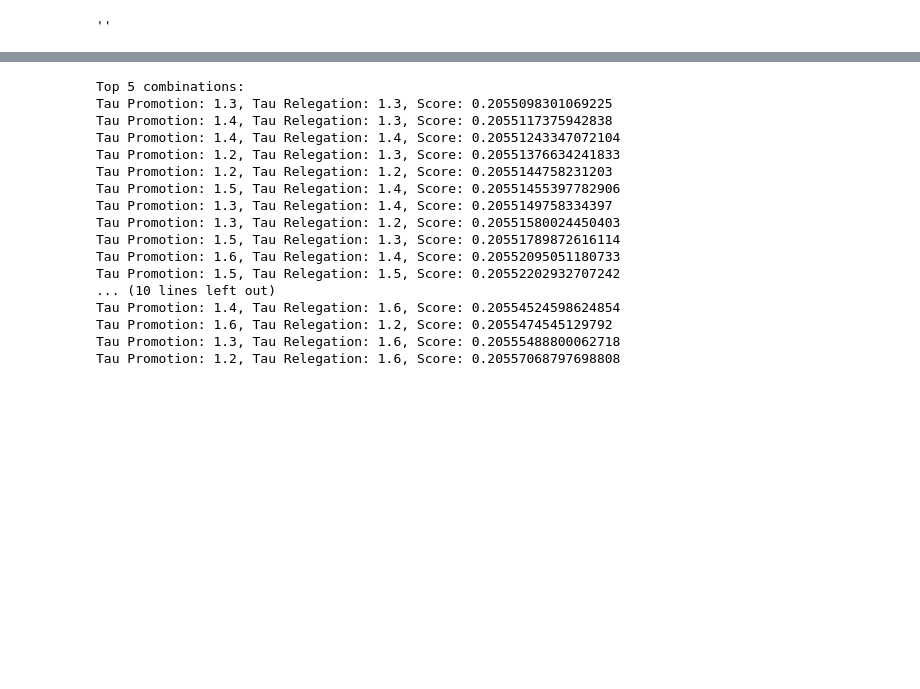
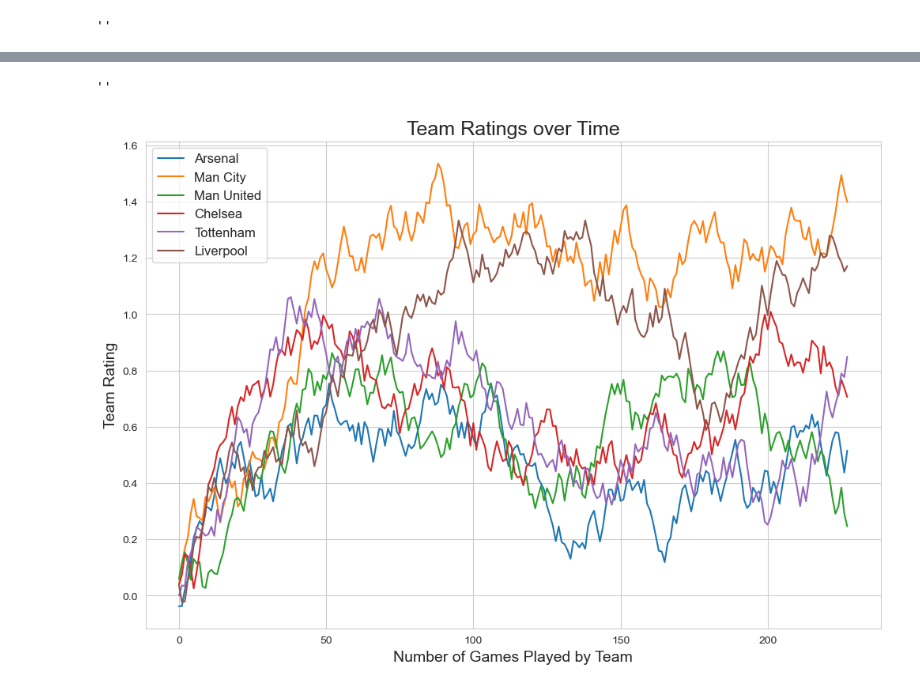
Before and after one commit to hyrogan/Soccer-Prediction, a Jupyter notebook: BT-v2.5.1.ipynb, the cells around one changed output, grey strips where cells are left out. Saved outputs shown, nothing was run; the diff lists cells and outputs as text; code cells hidden in the pictures; blank space fills up the shorter version.

```diff
--- a/BT-v2.5.1.ipynb
+++ b/BT-v2.5.1.ipynb
@@ -162,7 +162,7 @@ def update_ratings_multiple_games(df_results, ratings, league_ratings, rates):
 
         ratings = update_ratings_single_game(row['HomeTeam'], row['AwayTeam'], row['FTHG'], row['FTAG'], ratings, league_ratings, rates, competition)
 
-        """
+
         games_with_rating.append({
             "team": row["HomeTeam"],
             "home_rating": ratings[row["HomeTeam"]][competition]["brH"],
@@ -176,7 +176,7 @@ def update_ratings_multiple_games(df_results, ratings, league_ratings, rates):
             "away_rating": ratings[row["AwayTeam"]][competition]["brA"],
             "continuous_overunderperformances": ratings[row["AwayTeam"]][competition]["continuous_overunderperformances"],
         })
-        """
+
 
     return ratings, games_with_rating, training_games
 # %%
@@ -999,51 +1098,38 @@ Tau Promotion: 1.4, Tau Relegation: 1.3, Score: 0.2055117375942838
 # %%
 # Sort the results based on the score and get the top 5
-top_combinations = sorted(gs_results_tau, key=lambda x: x['score'])[:30]
+top_combinations = sorted(gs_results_alpha, key=lambda x: x['score'])[:30]
 
 print("Top 5 combinations:")
 for combo in top_combinations:
-    print(f"Tau Promotion: {combo['tau_promotion']}, Tau Relegation: {combo['tau_relegation']}, Score: {combo['score']}")
+    print(f"alpha: {combo['alpha']}, Score: {combo['score']}")
 
 # Convert the gs_results to a DataFrame and plot them
 
-df_gs_results_tau = pd.DataFrame(gs_results_tau)
+df_gs_results_tau = pd.DataFrame(gs_results_alpha)
 #to csv
-df_gs_results_tau.to_csv("../data/gs_results_tau.csv", index=False)
+df_gs_results_tau.to_csv("../data/gs_results_alpha.csv", index=False)
-# %% [output]
-Top 5 combinations:
-Tau Promotion: 1.3, Tau Relegation: 1.3, Score: 0.2055098301069225
-Tau Promotion: 1.4, Tau Relegation: 1.3, Score: 0.2055117375942838
-Tau Promotion: 1.4, Tau Relegation: 1.4, Score: 0.20551243347072104
-Tau Promotion: 1.2, Tau Relegation: 1.3, Score: 0.20551376634241833
-Tau Promotion: 1.2, Tau Relegation: 1.2, Score: 0.2055144758231203
-Tau Promotion: 1.5, Tau Relegation: 1.4, Score: 0.20551455397782906
-Tau Promotion: 1.3, Tau Relegation: 1.4, Score: 0.2055149758334397
-Tau Promotion: 1.3, Tau Relegation: 1.2, Score: 0.20551580024450403
-Tau Promotion: 1.5, Tau Relegation: 1.3, Score: 0.20551789872616114
-Tau Promotion: 1.6, Tau Relegation: 1.4, Score: 0.20552095051180733
-Tau Promotion: 1.5, Tau Relegation: 1.5, Score: 0.20552202932707242
-... (10 lines left out)
-Tau Promotion: 1.4, Tau Relegation: 1.6, Score: 0.20554524598624854
-Tau Promotion: 1.6, Tau Relegation: 1.2, Score: 0.2055474545129792
-Tau Promotion: 1.3, Tau Relegation: 1.6, Score: 0.20555488800062718
-Tau Promotion: 1.2, Tau Relegation: 1.6, Score: 0.20557068797698808
 # %%
 competitions = set(df_results['Div']).union(set(df_fixtures['Div'])).union(set(df_int['HomeDiv'])).union(set(df_int['AwayDiv']))
 for competition in competitions:
     print(competition,':', ratings['Basel'][competition])
 # %%
+plt.figure(figsize=(12, 8))
+df_ratings = pd.DataFrame(games_with_ratings)
+teams = ["Arsenal", "Man City", "Man United", "Chelsea", "Tottenham", "Liverpool"]
 
-plt.figure(figsize=(12, 8))
-plt.annotate("Background Rating over time", (0.5, 1.05), xycoords='axes fraction', ha='center', va='center', size=16)
-df_ratings = pd.DataFrame(games_with_ratings)
-teams = ["Arsenal", "Man City", "Man United", "Chelsea", "Tottenham", "Liverpool", "Everton", "Leicester", "West Ham", "Southampton"]
-#teams = ['Arsenal', 'Man City', 'Barcelona', 'Real Madrid', 'Bayern Munich', 'Dortmund', 'Paris SG', 'Napoli', 'Juventus']
-#teams = league_to_teams['E0']
-#for team in df_ratings["team"].unique()[:10]:
 for team in teams:
-    per_team = df_ratings.loc[df_ratings["team"] == team]
-    plt.plot((per_team["home_rating"] + per_team["away_rating"]) / 2, label=team)
-plt.legend()
-plt.savefig("../images/ratings_over_time232.png", dpi=300)
+    per_team = df_ratings.loc[df_ratings["team"] == team].copy()
+    per_team['match_number'] = range(len(per_team))
+    plt.plot(per_team['match_number'], (per_team["home_rating"] + per_team["away_rating"]) / 2, label=team)
+
+plt.xlabel('Number of Games Played by Team', fontsize=14)
+plt.ylabel('Team Rating', fontsize=14)
+plt.title('Team Ratings over Time', fontsize=18)
+plt.legend(fontsize='large')
+
+plt.savefig("../images/ratings_over_time_prem.png", dpi=300)
 
 ;
+# %% [output]
+''
+[figure, added]
```
Also changed, not shown: parts of 22 cells of this notebook.
